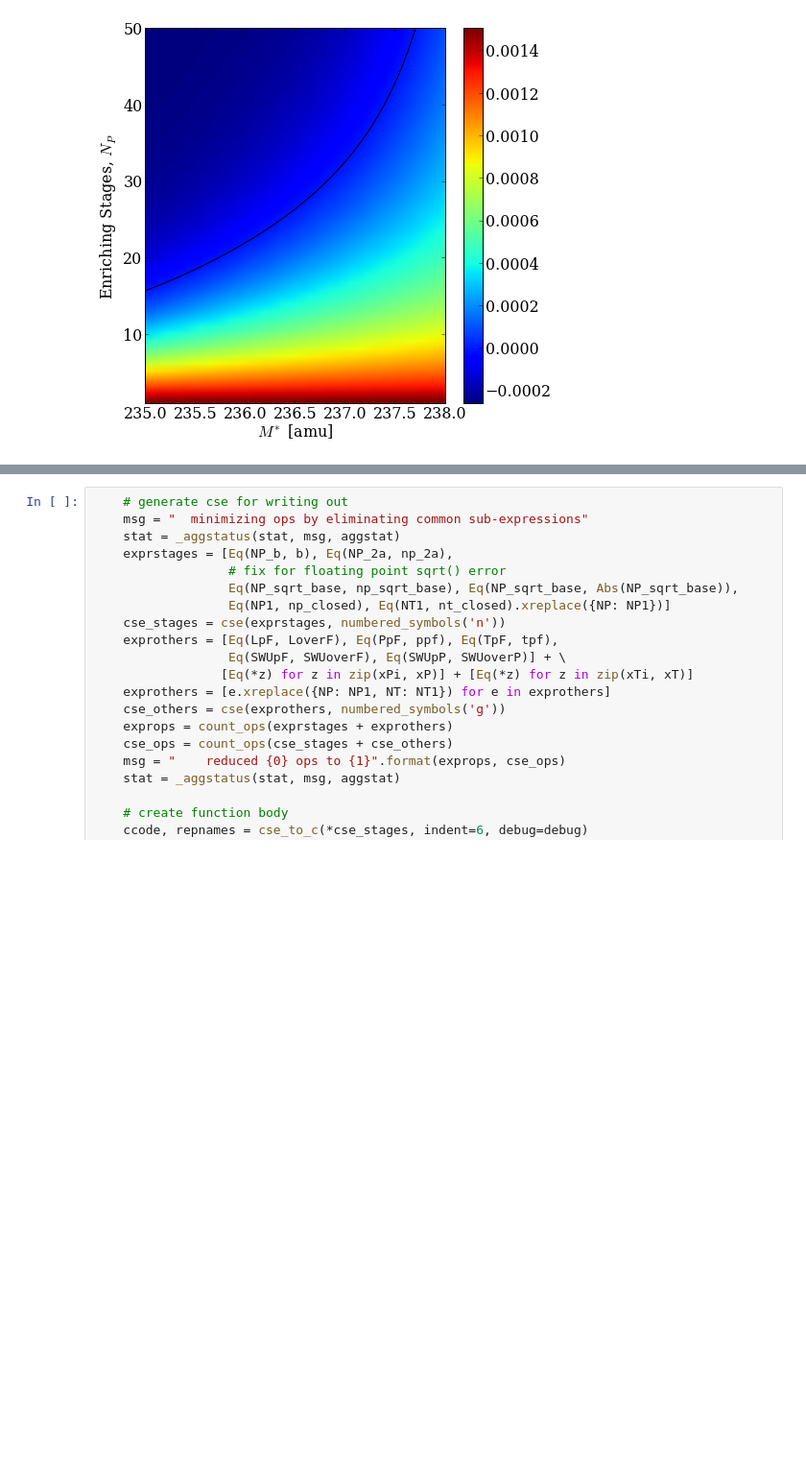
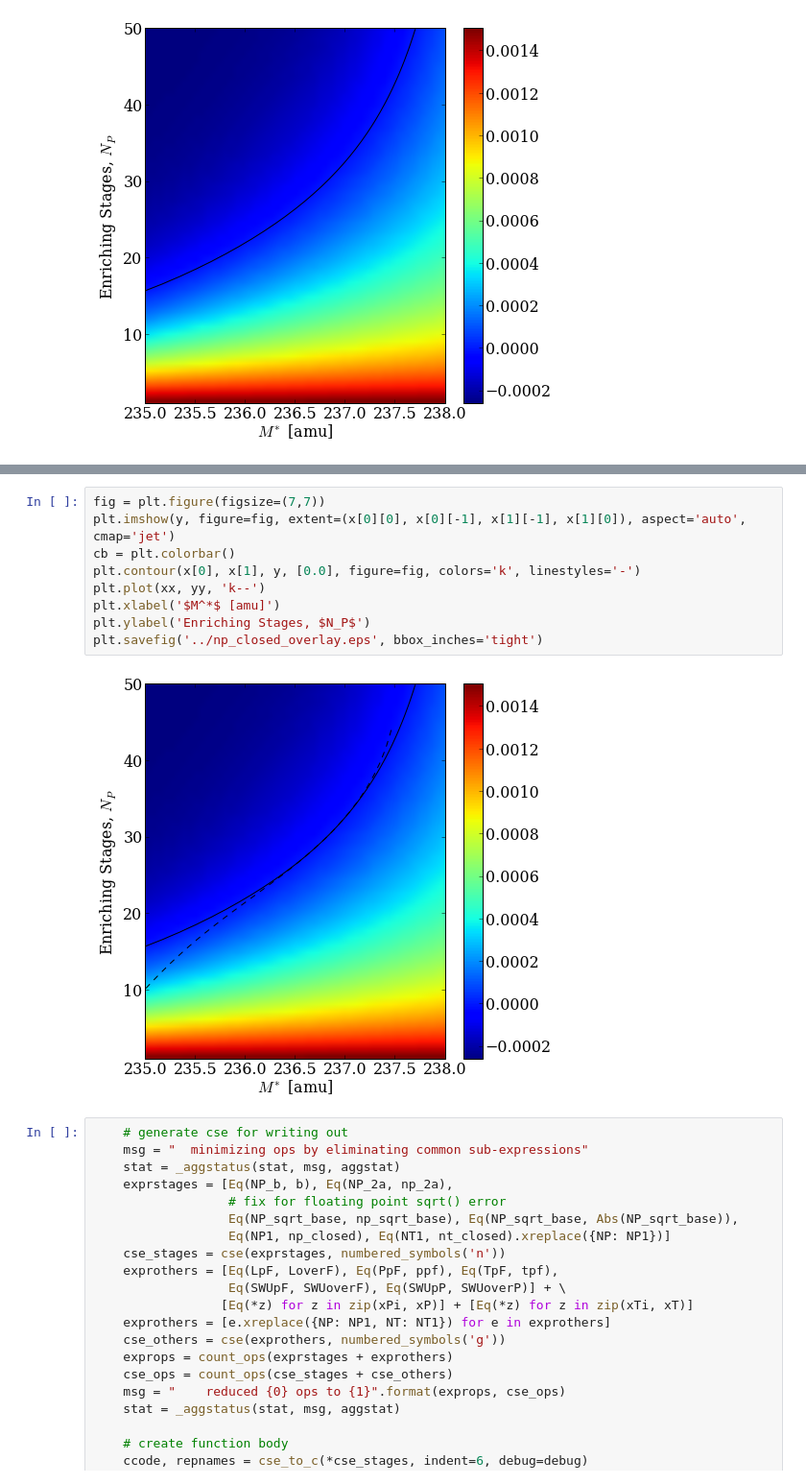
Before and after one commit to scopatz/sme_paper, a Jupyter notebook: data/enrich_multi_sym.ipynb, the cells around one changed output, grey strips where cells are left out. Shown: that part at 96% size. Drawn from its saved outputs; the diff is of its cells as text; blank space fills up the shorter version.

```diff
--- a/data/enrich_multi_sym.ipynb
+++ b/data/enrich_multi_sym.ipynb
@@ -174,3 +182,14 @@ NameError: name '_aggstatus' is not defined
+# %%
+fig = plt.figure(figsize=(7,7))
+plt.imshow(y, figure=fig, extent=(x[0][0], x[0][-1], x[1][-1], x[1][0]), aspect='auto', cmap='jet')
+cb = plt.colorbar()
+plt.contour(x[0], x[1], y, [0.0], figure=fig, colors='k', linestyles='-')
+plt.plot(xx, yy, 'k--')
+plt.xlabel('$M^*$ [amu]')
+plt.ylabel('Enriching Stages, $N_P$')
+plt.savefig('../np_closed_overlay.eps', bbox_inches='tight')
+# %% [output]
+[figure, added]
 # %%
     # generate cse for writing out
     msg = "  minimizing ops by eliminating common sub-expressions"
```
Also changed, not shown: parts of 3 cells of this notebook, 2 other files.
